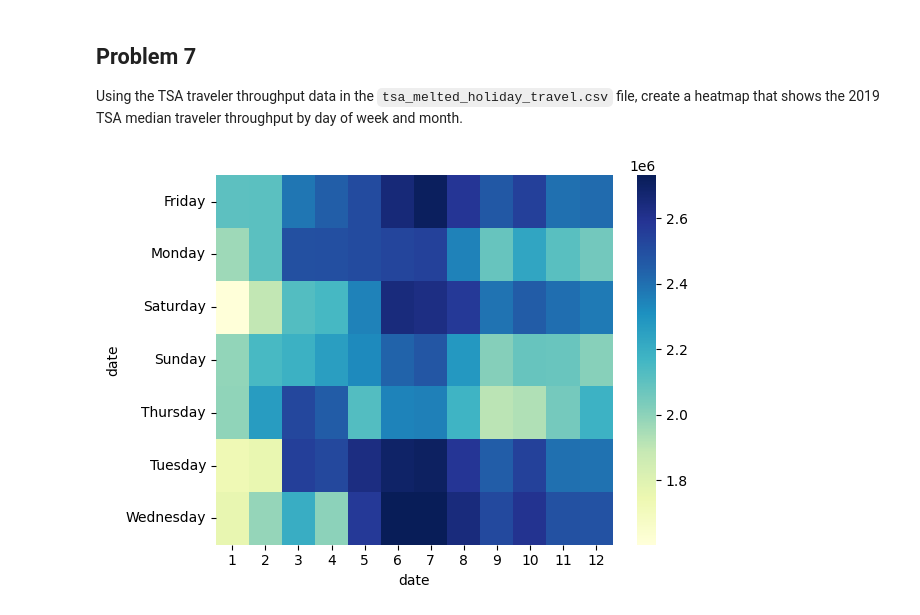
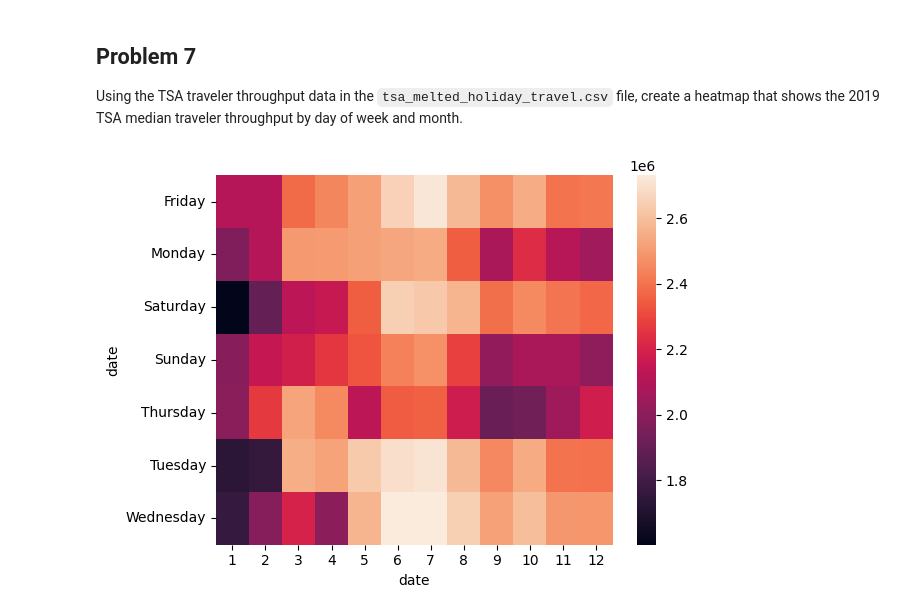
Before and after one commit to SU-IST707-FS25/week-1-materials-prasad11s, a Jupyter notebook: assignment.ipynb, the cells around one changed output. Saved outputs shown, nothing was run; the diff lists cells and outputs as text; code cells hidden in the pictures.

```diff
--- a/assignment.ipynb
+++ b/assignment.ipynb
@@ -144,12 +147,12 @@ df_tsa_2019 = df_tsa[df_tsa['year'] == 2019]
 # %%
 heatmap_data = (
     df_tsa_2019.groupby([df_tsa_2019['date'].dt.day_name(),
                      df_tsa_2019['date'].dt.month])['travelers']
     .median()
     .unstack()
 )
 
-sns.heatmap(heatmap_data, cmap="YlGnBu")
+sns.heatmap(heatmap_data, )
 plt.show()
 # %% [output]
-[figure, old version]
+[figure, new version]
```
Also changed, not shown: parts of 1 cell of this notebook.
